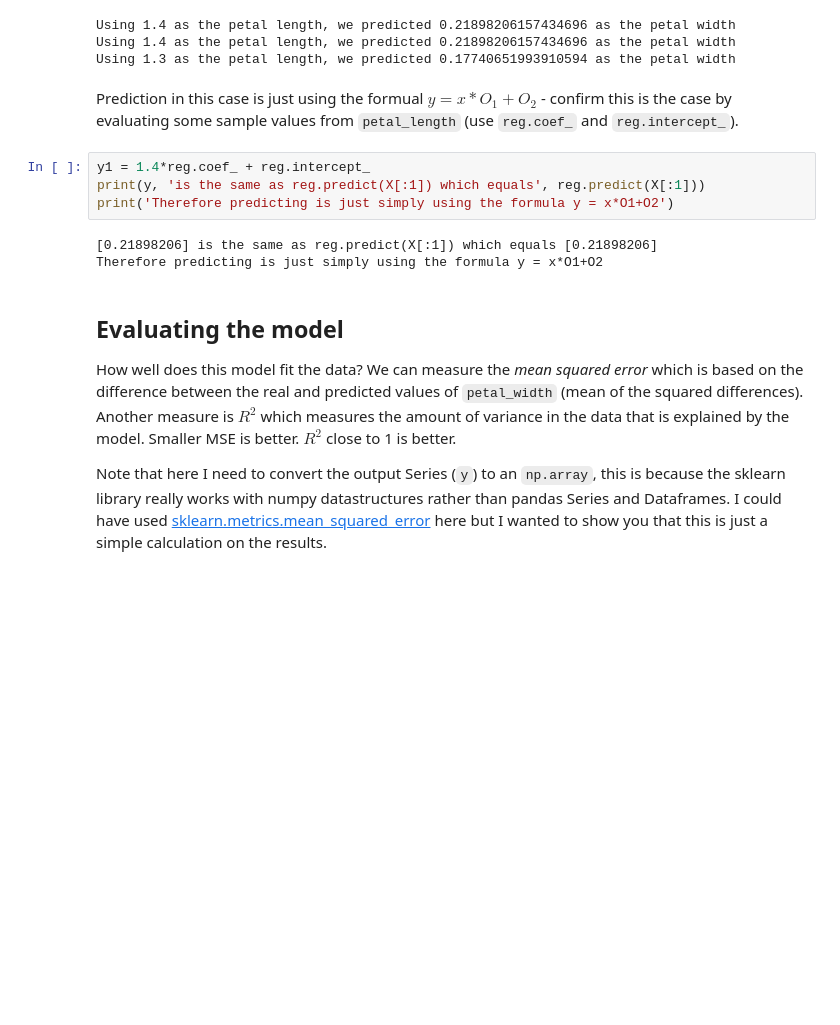
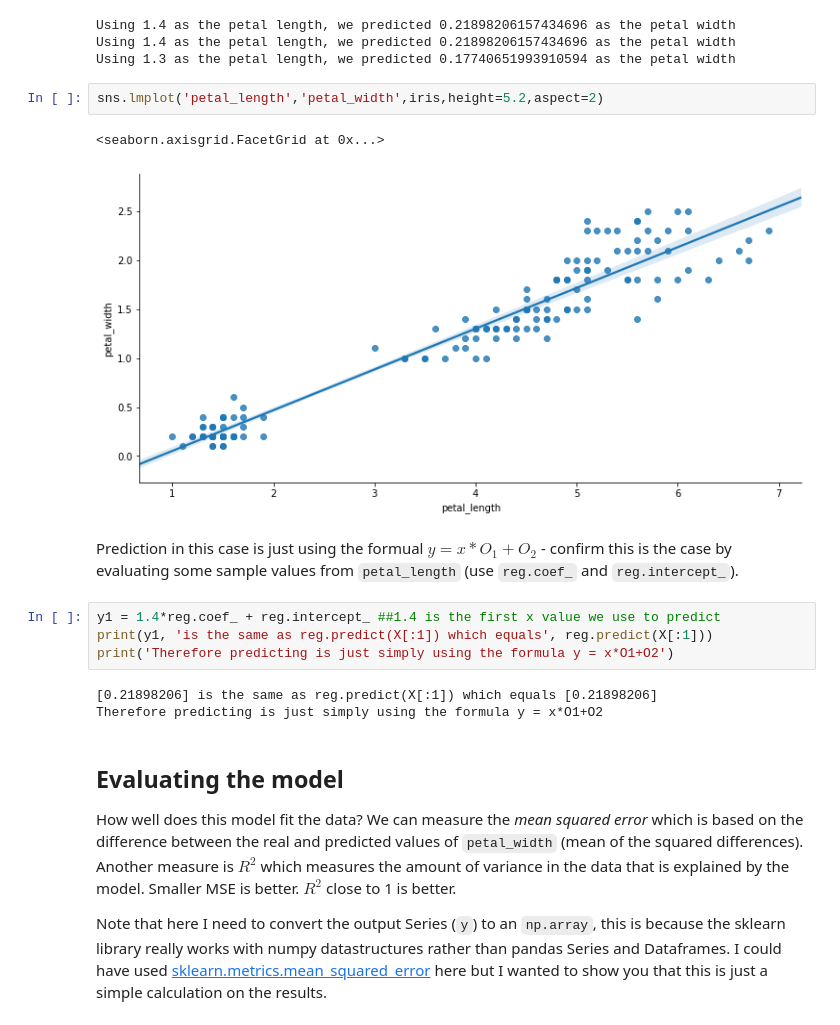
Before and after one commit to BinaryPogs/COMP257-Exercises, a Jupyter notebook: COMP257 Week 5.ipynb, the cells around one changed output. Saved outputs shown, nothing was run; the diff lists cells and outputs as text; blank space fills up the shorter version.

```diff
--- a/COMP257 Week 5.ipynb
+++ b/COMP257 Week 5.ipynb
@@ -106,11 +103,16 @@ for i, item in enumerate(reg.predict(X[:3])):
 Using 1.4 as the petal length, we predicted 0.21898206157434696 as the petal width
 Using 1.4 as the petal length, we predicted 0.21898206157434696 as the petal width
 Using 1.3 as the petal length, we predicted 0.17740651993910594 as the petal width
+# %%
+sns.lmplot('petal_length','petal_width',iris,height=5.2,aspect=2)
+# %% [output]
+<seaborn.axisgrid.FacetGrid at 0x...>
+[figure, added]
 # %% [markdown]
 Prediction in this case is just using the formual $y = x * O_1 + O_2$ - confirm this is the case by evaluating some sample values from `petal_length` (use `reg.coef_` and `reg.intercept_`).
 # %%
-y1 = 1.4*reg.coef_ + reg.intercept_
-print(y, 'is the same as reg.predict(X[:1]) which equals', reg.predict(X[:1]))
+y1 = 1.4*reg.coef_ + reg.intercept_ ##1.4 is the first x value we use to predict
+print(y1, 'is the same as reg.predict(X[:1]) which equals', reg.predict(X[:1]))
 print('Therefore predicting is just simply using the formula y = x*O1+O2')
 # %% [output]
 [0.21898206] is the same as reg.predict(X[:1]) which equals [0.21898206]
```
Also changed, not shown: parts of 19 cells of this notebook.
